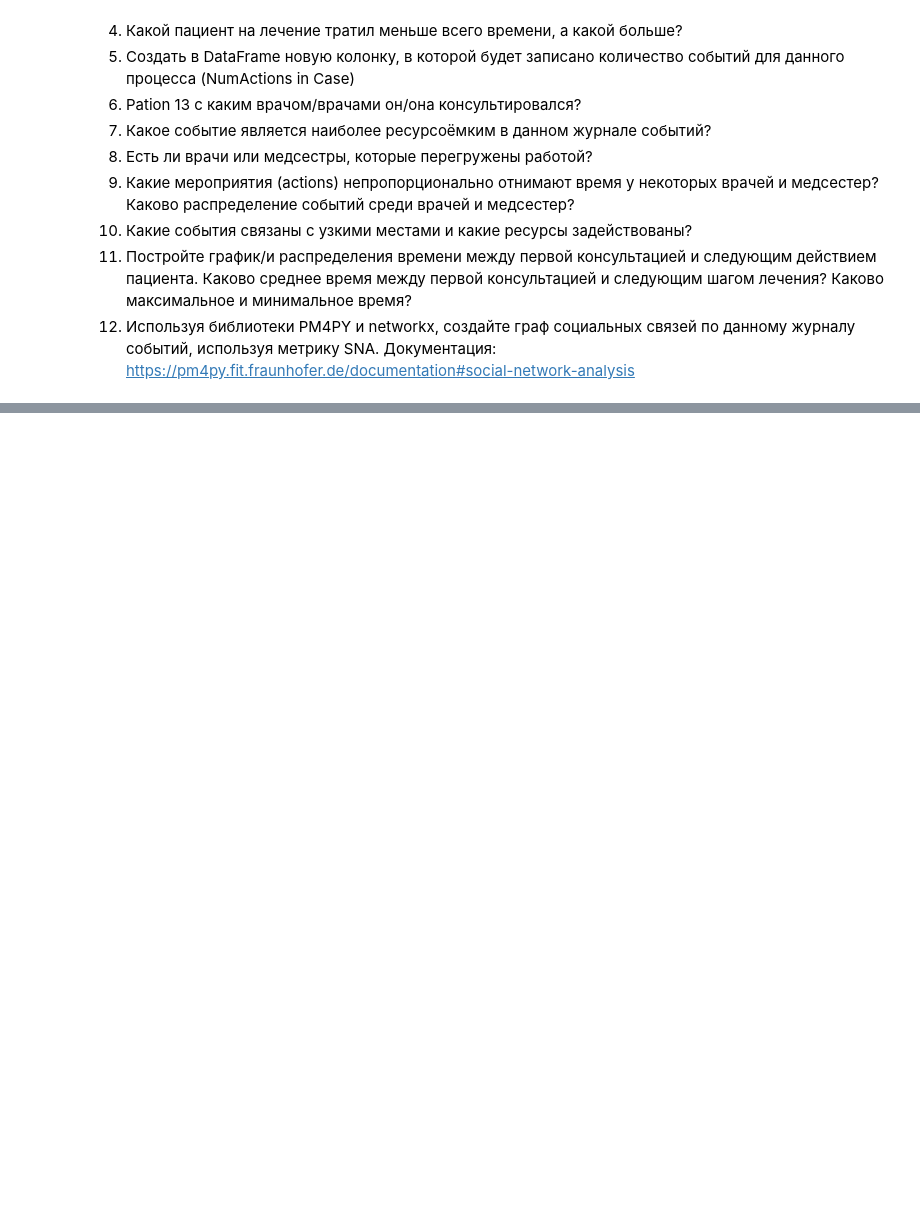
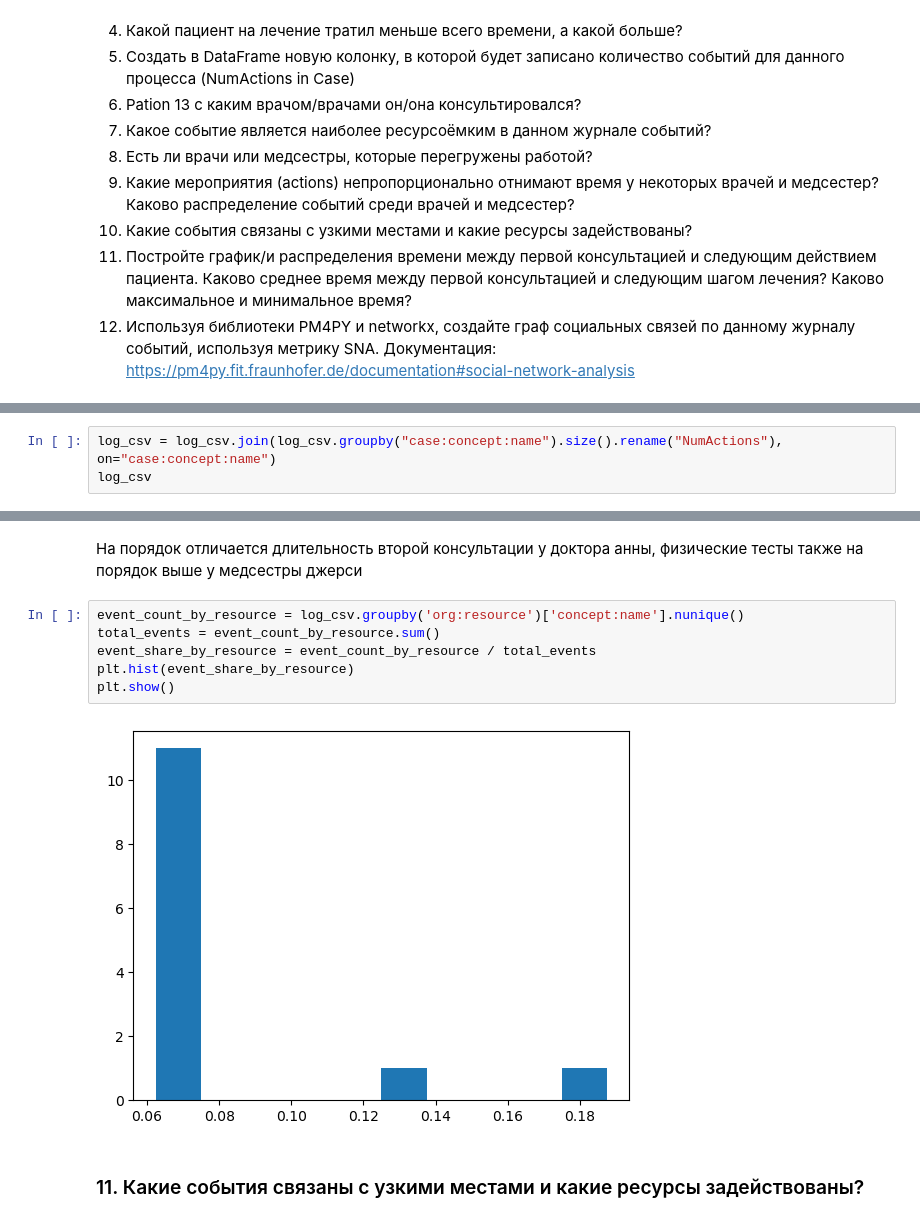
Before and after one commit to Adelaaas/Process_mining_lab_hes, a Jupyter notebook: Lab_01/Kurushin.ipynb, the cells around one changed output, grey strips where cells are left out. Drawn from its saved outputs; the diff is of its cells as text; blank space fills up the shorter version.

```diff
--- a/Lab_01/Kurushin.ipynb
+++ b/Lab_01/Kurushin.ipynb
@@ -456,0 +499,3 @@ sns.scatterplot(x=log_csv['time:timestamp'], y=log_csv['org:resource'], hue=log_
+# %%
+log_csv = log_csv.join(log_csv.groupby("case:concept:name").size().rename("NumActions"), on="case:concept:name")
+log_csv
@@ -456,0 +588,12 @@ sns.scatterplot(x=log_csv['time:timestamp'], y=log_csv['org:resource'], hue=log_
+# %% [markdown]
+На порядок отличается длительность второй консультации у доктора анны, физические тесты также на порядок выше у медсестры джерси
+# %%
+event_count_by_resource = log_csv.groupby('org:resource')['concept:name'].nunique()
+total_events = event_count_by_resource.sum()
+event_share_by_resource = event_count_by_resource / total_events
+plt.hist(event_share_by_resource)
+plt.show()
+# %% [output]
+[figure, added]
+# %% [markdown]
+### 11. Какие события связаны с узкими местами и какие ресурсы задействованы?
```
Also changed, not shown: parts of 62 cells of this notebook, 2 other files.
